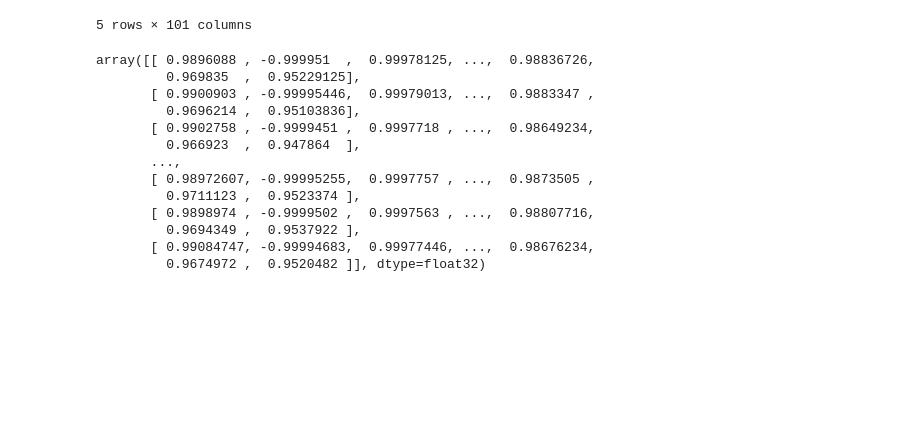
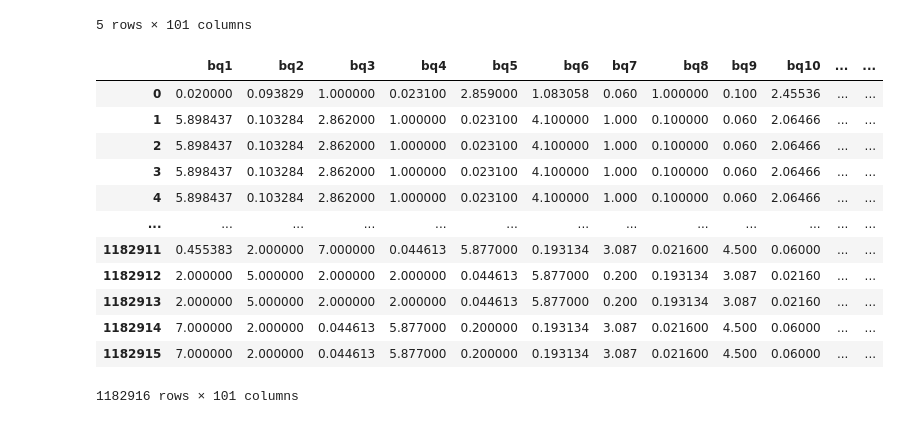
Before and after one commit to Globe-Research/deep-orderbook, a Jupyter notebook: DL_for_LOB_Sirignano.ipynb, the cells around one changed output. Drawn from its saved outputs; the diff is of its cells as text; code cells hidden in the pictures; blank space fills up the shorter version.

```diff
--- a/DL_for_LOB_Sirignano.ipynb
+++ b/DL_for_LOB_Sirignano.ipynb
@@ -224,19 +216,19 @@ df_X_test.head()
 | 3 | 0.500000 | 2.090432 | 2.000000 | 0.364793 | 0.184793 | 0.200 | 0.022260 | 1.000000 | 0.073678 | 0.038619 | ... | ... |
 | 4 | 0.747182 | 2.200000 | 2.000000 | 2.000000 | 0.082602 | 0.068 | 0.120000 | 0.990832 | 0.040000 | 0.005000 | ... | ... |
 5 rows × 101 columns
-# %%
-y_pred
-# %% [output]
-array([[ 0.9896088 , -0.999951  ,  0.99978125, ...,  0.98836726,
-         0.969835  ,  0.95229125],
-       [ 0.9900903 , -0.99995446,  0.99979013, ...,  0.9883347 ,
-         0.9696214 ,  0.95103836],
-       [ 0.9902758 , -0.9999451 ,  0.9997718 , ...,  0.98649234,
-         0.966923  ,  0.947864  ],
-       ...,
-       [ 0.98972607, -0.99995255,  0.9997757 , ...,  0.9873505 ,
-         0.9711123 ,  0.9523374 ],
-       [ 0.9898974 , -0.9999502 ,  0.9997563 , ...,  0.98807716,
-         0.9694349 ,  0.9537922 ],
-       [ 0.99084747, -0.99994683,  0.99977446, ...,  0.98676234,
-         0.9674972 ,  0.9520482 ]], dtype=float32)
+# %%
+X
+# %% [output]
+|  | bq1 | bq2 | bq3 | bq4 | bq5 | bq6 | bq7 | bq8 | bq9 | bq10 | ... | ... |
+| 0 | 0.020000 | 0.093829 | 1.000000 | 0.023100 | 2.859000 | 1.083058 | 0.060 | 1.000000 | 0.100 | 2.45536 | ... | ... |
+| 1 | 5.898437 | 0.103284 | 2.862000 | 1.000000 | 0.023100 | 4.100000 | 1.000 | 0.100000 | 0.060 | 2.06466 | ... | ... |
+| 2 | 5.898437 | 0.103284 | 2.862000 | 1.000000 | 0.023100 | 4.100000 | 1.000 | 0.100000 | 0.060 | 2.06466 | ... | ... |
+| 3 | 5.898437 | 0.103284 | 2.862000 | 1.000000 | 0.023100 | 4.100000 | 1.000 | 0.100000 | 0.060 | 2.06466 | ... | ... |
+| 4 | 5.898437 | 0.103284 | 2.862000 | 1.000000 | 0.023100 | 4.100000 | 1.000 | 0.100000 | 0.060 | 2.06466 | ... | ... |
+| ... | ... | ... | ... | ... | ... | ... | ... | ... | ... | ... | ... | ... |
+| 1182911 | 0.455383 | 2.000000 | 7.000000 | 0.044613 | 5.877000 | 0.193134 | 3.087 | 0.021600 | 4.500 | 0.06000 | ... | ... |
+| 1182912 | 2.000000 | 5.000000 | 2.000000 | 2.000000 | 0.044613 | 5.877000 | 0.200 | 0.193134 | 3.087 | 0.02160 | ... | ... |
+| 1182913 | 2.000000 | 5.000000 | 2.000000 | 2.000000 | 0.044613 | 5.877000 | 0.200 | 0.193134 | 3.087 | 0.02160 | ... | ... |
+| 1182914 | 7.000000 | 2.000000 | 0.044613 | 5.877000 | 0.200000 | 0.193134 | 3.087 | 0.021600 | 4.500 | 0.06000 | ... | ... |
+| 1182915 | 7.000000 | 2.000000 | 0.044613 | 5.877000 | 0.200000 | 0.193134 | 3.087 | 0.021600 | 4.500 | 0.06000 | ... | ... |
+1182916 rows × 101 columns
```
Also changed, not shown: parts of 3 cells of this notebook, 1 other file.
